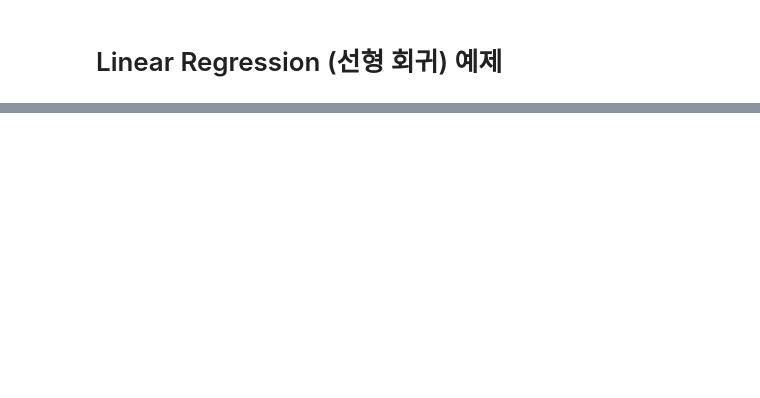
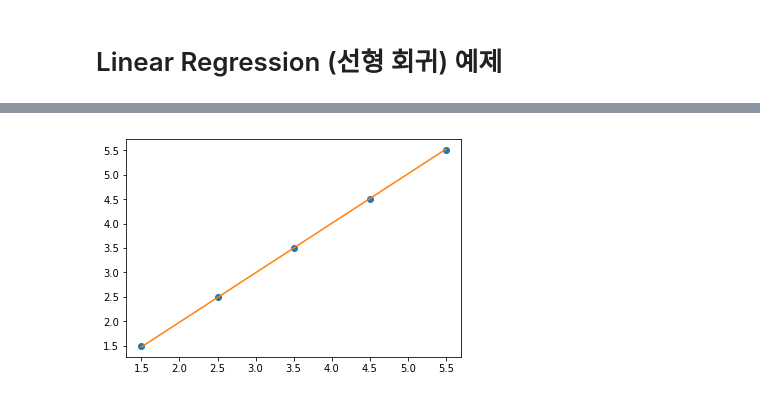
Before and after one commit to visionNoob/Keras_Tutorial, a Jupyter notebook: Keras_1_Linear_Regression.ipynb, the cells around one changed output, grey strips where cells are left out. Cells and saved outputs as stored; diff of their text form; code cells hidden in the pictures; blank space fills up the shorter version.

```diff
--- a/Keras_1_Linear_Regression.ipynb
+++ b/Keras_1_Linear_Regression.ipynb
@@ -178,0 +108,15 @@ plt.show()
+# %%
+# 8.모델 테스트
+
+# 테스트 입력 데이터
+input_testdata = np.array(
+    [1.5, 2.5, 3.5, 4.5, 5.5])
+
+# 테스트 출력 데이터 (정답)
+output_testdata = np.array(
+    [1.5, 2.5, 3.5, 4.5, 5.5])
+
+evalute_result = model.evaluate(input_testdata,
+                                output_testdata,
+                                batch_size=4)
+print(evalute_result)
@@ -178,0 +126,9 @@ plt.show()
+# %%
+yhat = model.predict(input_testdata)
+
+# 표로 출력
+plt.plot(input_testdata, output_testdata, 'o')
+plt.plot(input_testdata, yhat)
+plt.show()
+# %% [output]
+[figure, added]
```
Also changed, not shown: parts of 38 cells of this notebook.
